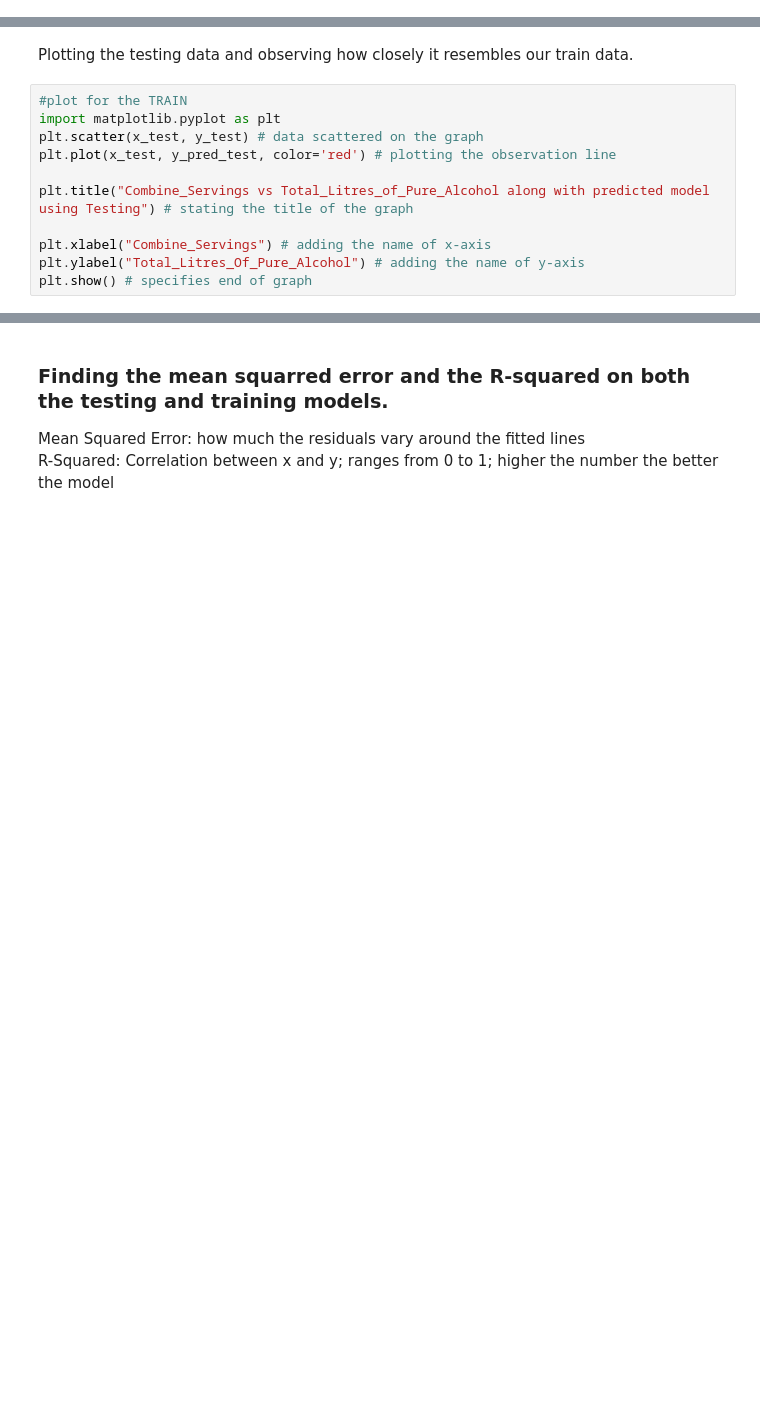
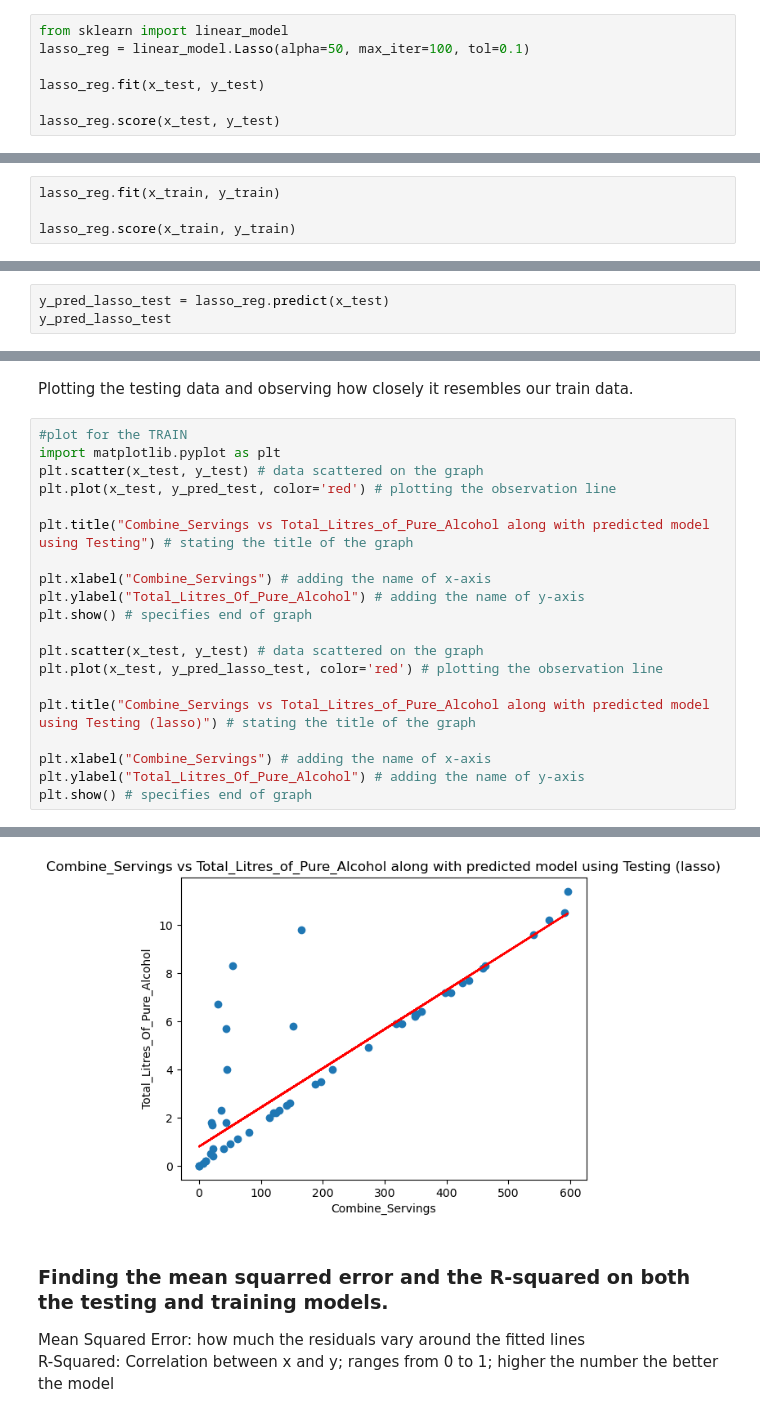
Before and after one commit to OtaSteven/CSC177_Proj, a Jupyter notebook: Linear_Regression/linear_regression.ipynb, the cells around one changed output, grey strips where cells are left out. Cells and saved outputs as stored; diff of their text form; blank space fills up the shorter version.

```diff
--- a/Linear_Regression/linear_regression.ipynb
+++ b/Linear_Regression/linear_regression.ipynb
@@ -170,3 +214,10 @@ plt.show() # specifies end of graph
 [figure]
 # %% [markdown]
 Predicting using the testing dataset now
+# %%
+from sklearn import linear_model
+lasso_reg = linear_model.Lasso(alpha=50, max_iter=100, tol=0.1)
+
+lasso_reg.fit(x_test, y_test)
+
+lasso_reg.score(x_test, y_test)
@@ -172,0 +226,4 @@ Predicting using the testing dataset now
+# %%
+lasso_reg.fit(x_train, y_train)
+
+lasso_reg.score(x_train, y_train)
@@ -184,3 +243,6 @@ array([ 8.4791027 ,  2.67218115,  0.88676945,  7.90707759,  1.26811953,
         6.62435462,  6.20833636,  0.92143764,  7.42172295,  0.52275348,
         5.25496118,  6.76302737,  3.38287901,  9.90049842,  0.86943536,
         0.62675804,  2.60284478,  2.48150612, 10.31651668])
+# %%
+y_pred_lasso_test = lasso_reg.predict(x_test)
+y_pred_lasso_test
@@ -189,16 +262,26 @@ Plotting the testing data and observing how closely it resembles our train data.
 # %%
 #plot for the TRAIN
 import matplotlib.pyplot as plt
 plt.scatter(x_test, y_test) # data scattered on the graph
 plt.plot(x_test, y_pred_test, color='red') # plotting the observation line
 
 plt.title("Combine_Servings vs Total_Litres_of_Pure_Alcohol along with predicted model using Testing") # stating the title of the graph
 
 plt.xlabel("Combine_Servings") # adding the name of x-axis
 plt.ylabel("Total_Litres_Of_Pure_Alcohol") # adding the name of y-axis
 plt.show() # specifies end of graph
+
+plt.scatter(x_test, y_test) # data scattered on the graph
+plt.plot(x_test, y_pred_lasso_test, color='red') # plotting the observation line
+
+plt.title("Combine_Servings vs Total_Litres_of_Pure_Alcohol along with predicted model using Testing (lasso)") # stating the title of the graph
+
+plt.xlabel("Combine_Servings") # adding the name of x-axis
+plt.ylabel("Total_Litres_Of_Pure_Alcohol") # adding the name of y-axis
+plt.show() # specifies end of graph
 # %% [output]
 [figure]
+[figure, added]
 # %% [markdown]
 ### Finding the mean squarred error and the R-squared on both the testing and training models.
 Mean Squared Error: how much the residuals vary around the fitted lines <br>
```
Also changed, not shown: parts of 32 cells of this notebook, 1 other file.
